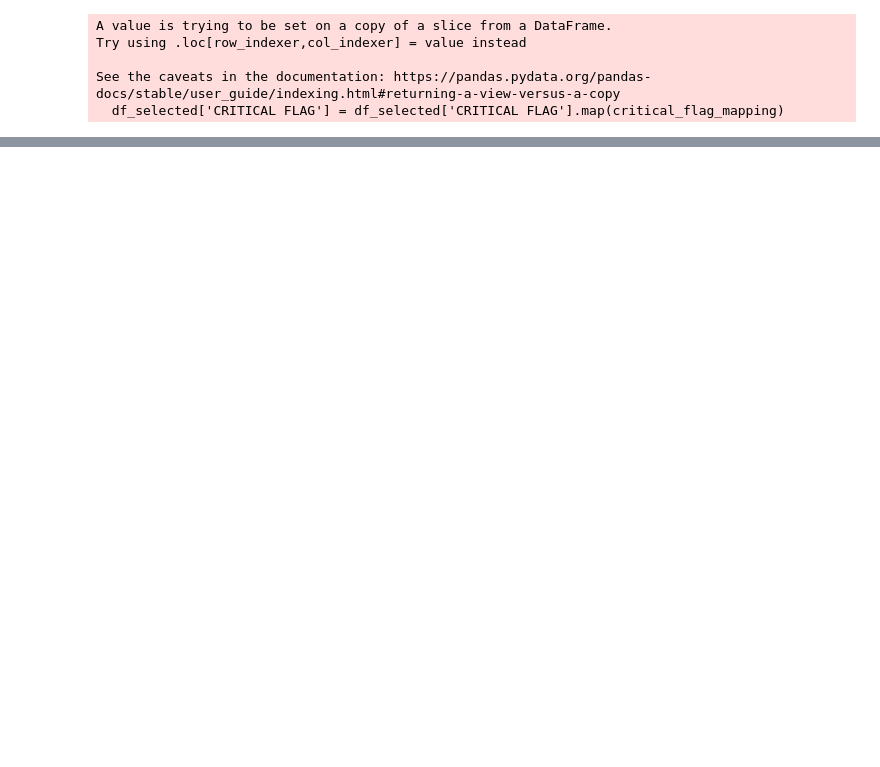
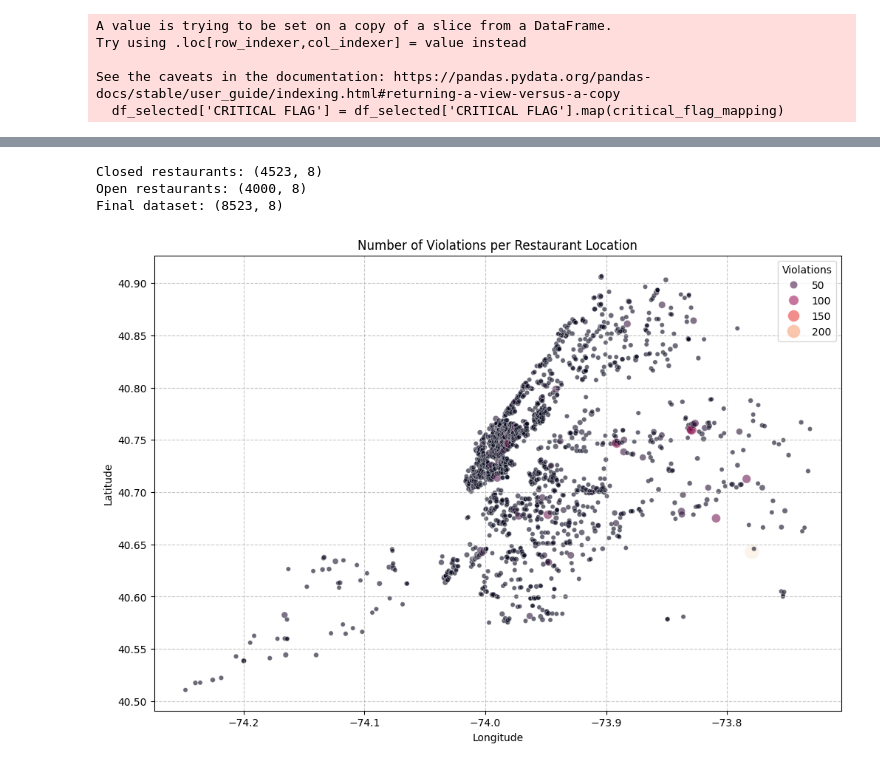
Before and after one commit to Kisat0/PythonIA, a Jupyter notebook: AI-la-Carte.ipynb, the cells around one changed output, grey strips where cells are left out. Drawn from its saved outputs; the diff is of its cells as text; code cells hidden in the pictures; blank space fills up the shorter version.

```diff
--- a/AI-la-Carte.ipynb
+++ b/AI-la-Carte.ipynb
@@ -19,13 +83,10 @@ merged_df = original_df.merge(
 # %%
-
-# Drop rows with missing latitude and longitude values
-cleaned_df = merged_df.dropna(subset=['LATITUDE', 'LONGITUDE'])
-
 # Okay now we select the columns we want to keep
-
-df_selected = cleaned_df[['LONGITUDE', 'LATITUDE', 'INSPECTION DATE', 'ACTION', 'CRITICAL FLAG', 'SCORE']]
+df_selected = merged_df[['LONGITUDE', 'LATITUDE', 'INSPECTION DATE', 'ACTION', 'CRITICAL FLAG', 'SCORE', 'IS_CLOSED', 'CUISINE DESCRIPTION']]
 
 df_selected.dtypes
+
+print(df_selected['IS_CLOSED'].value_counts())
 
 #See the length of the dataset after cleaning
 print('Original dataset length:', len(original_df))
@@ -112,0 +219,11 @@ dtype: object
+# %%
+# We will normalize the score column
+from sklearn.preprocessing import MinMaxScaler
+scaler = MinMaxScaler()
+df_selected['SCORE'] = scaler.fit_transform(df_selected[['SCORE']])
+
+# Count the number of identical scores for each scores
+score_counts = df_selected['SCORE'].value_counts()
+
+# Display the counts
+print(score_counts)
@@ -112,0 +249,56 @@ dtype: object
+# %%
+import pandas as pd
+import matplotlib.pyplot as plt
+import seaborn as sns
+
+# Step 1: Filter closed restaurants with valid GPS coordinates
+closed_restaurants = df_selected[
+    (df_selected['IS_CLOSED'] == 1) &
+    (df_selected['LONGITUDE'].notnull()) &
+    (df_selected['LATITUDE'].notnull())
+]
+print(f"Closed restaurants: {closed_restaurants.shape}")
+
+# Step 2: Sample 4000 open restaurants with valid GPS coordinates
+open_restaurants = df_selected[
+    (df_selected['IS_CLOSED'] == 0) &
+    (df_selected['LONGITUDE'].notnull()) &
+    (df_selected['LATITUDE'].notnull())
+].sample(4000, random_state=42)
+print(f"Open restaurants: {open_restaurants.shape}")
+
+# Step 3: Combine both datasets
+final_df = pd.concat([closed_restaurants, open_restaurants])
+print(f"Final dataset: {final_df.shape}")
+
+# Step 4: Count violations per restaurant location
+violations_per_restaurant = (
+    final_df.groupby(['LONGITUDE', 'LATITUDE'])
+    .size()
+    .reset_index(name='VIOLATIONS')
+)
+
+# Step 5: Create the scatter plot
+plt.figure(figsize=(12, 8))
+sns.scatterplot(
+    data=violations_per_restaurant,
+    x='LONGITUDE',
+    y='LATITUDE',
+    hue='VIOLATIONS',  # Map violations to color
+    size='VIOLATIONS',  # Map violations to size
+    palette='rocket',  # Use a high-contrast color palette
+    sizes=(20, 200),  # Adjust size range for better visibility
+    alpha=0.6,  # Add transparency for overlapping points
+    legend='brief'  # Enable legend for better interpretation
+)
+plt.title('Number of Violations per Restaurant Location')
+plt.xlabel('Longitude')
+plt.ylabel('Latitude')
+plt.grid(True, linestyle='--', alpha=0.7)
+plt.legend(title='Violations', loc='upper right')  # Optional: Customize legend
+plt.show()
+# %% [output]
+Closed restaurants: (4523, 8)
+Open restaurants: (4000, 8)
+Final dataset: (8523, 8)
+[figure, added]
```
Also changed, not shown: parts of 11 cells of this notebook.
